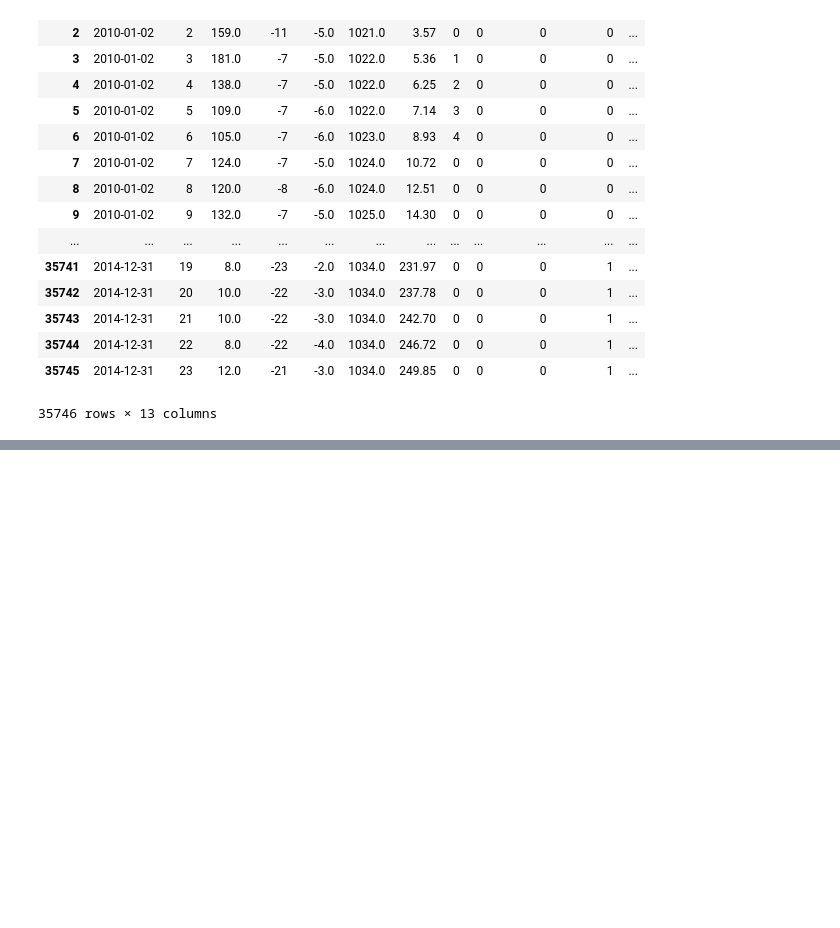
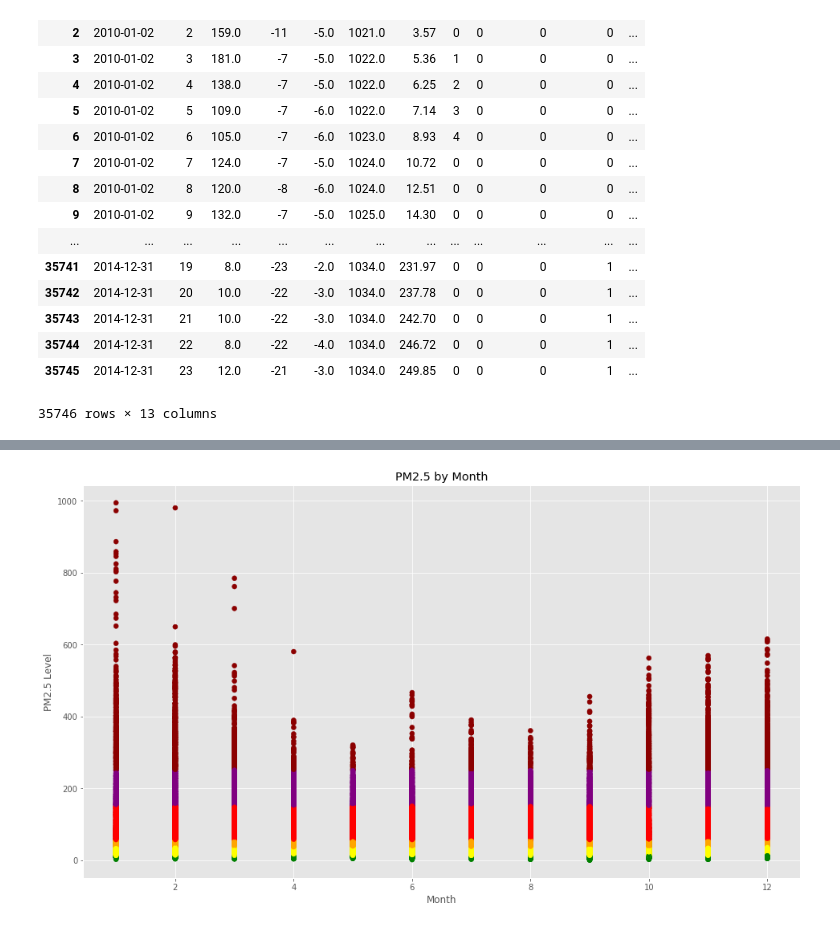
Before and after one commit to sammingty/sharing-github, a Jupyter notebook: PM2.5.ipynb, the cells around one changed output, grey strips where cells are left out. Cells and saved outputs as stored; diff of their text form; code cells hidden in the pictures; blank space fills up the shorter version.

```diff
--- a/PM2.5.ipynb
+++ b/PM2.5.ipynb
@@ -48,3 +51,11 @@ original
 | 35744 | 2014-12-31 | 22 | 8.0 | -22 | -4.0 | 1034.0 | 246.72 | 0 | 0 | 0 | 1 | ... |
 | 35745 | 2014-12-31 | 23 | 12.0 | -21 | -3.0 | 1034.0 | 249.85 | 0 | 0 | 0 | 1 | ... |
 35746 rows × 13 columns
+# %%
+# break down date information
+df['date'] = pd.to_datetime(df['date'])
+df['day'] = df.date.dt.day
+df['month'] = df.date.dt.month
+df['week of year'] = df['date'].dt.strftime('%U')
+df = df[['date','month','day','week of year','hour','DEWP','TEMP','PRES','Iws','Is','Ir','cbwd_NE','cbwd_NW','cbwd_SE','cbwd_cv','pm2.5']]
+df
@@ -56,0 +107,35 @@ Index(['date', 'hour', 'pm2.5', 'DEWP', 'TEMP', 'PRES', 'Iws', 'Is', 'Ir',
+# %%
+import matplotlib
+import matplotlib.pyplot as plt
+%matplotlib inline
+plt.style.use('ggplot')
+plt.rcParams["figure.figsize"] = [16,9]
+# %%
+# plot features
+x = df['month']
+y = df['pm2.5']
+colors = ['green','yellow','orange','red','purple','darkred']
+number = []
+legend = ['Good','Moderate','Unhealthy for sensitive groups','Unhealthy','Very unhealthy','Hazardous']
+
+for item in y:
+    if (item <= 12):
+        number.append(1)
+    elif (item <= 35.4):
+        number.append(2)
+    elif (item <= 55.4):
+        number.append(3)
+    elif (item <= 150.4):
+        number.append(4)
+    elif (item <= 250.4):
+        number.append(5)
+    else:
+        number.append(6)
+
+plt.scatter(x, y, c=number, cmap=matplotlib.colors.ListedColormap(colors))
+plt.xlabel('Month')
+plt.ylabel('PM2.5 Level')
+plt.title('PM2.5 by Month')
+plt.show()
+# %% [output]
+[figure, added]
```
Also changed, not shown: parts of 19 cells of this notebook.
